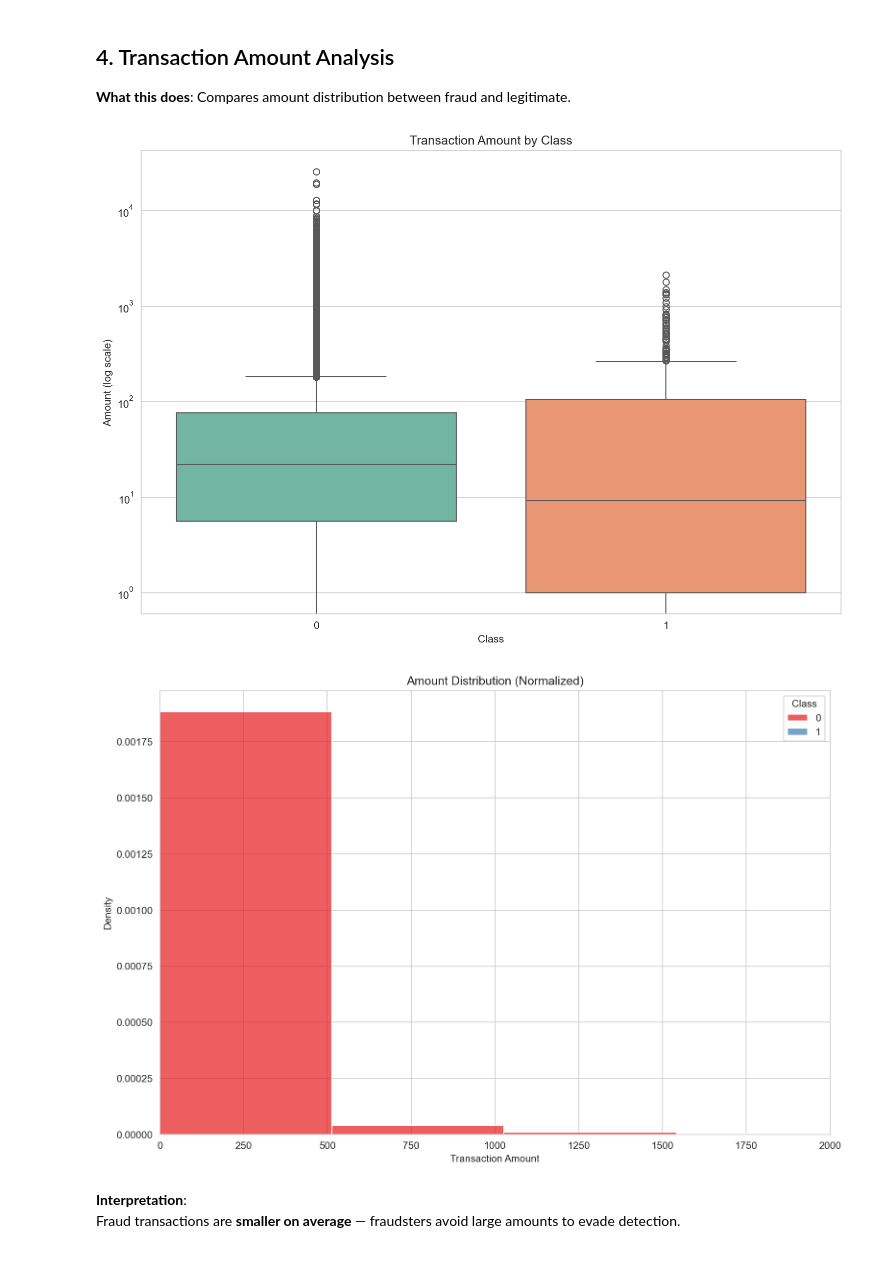
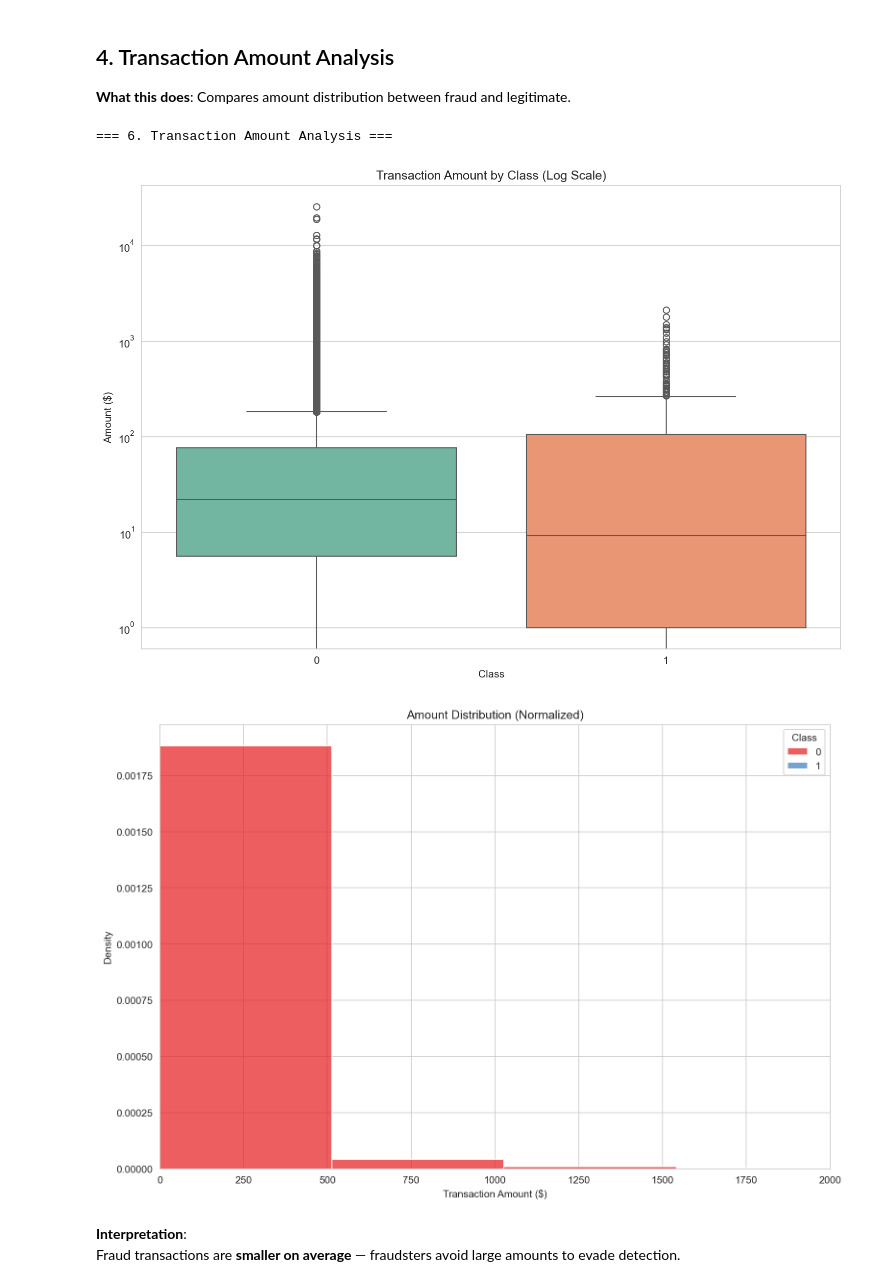
Before and after one commit to bekonad/Fraud-detection-wk56, a Jupyter notebook: notebooks/eda-creditcard.ipynb, the cells around one changed output. Drawn from its saved outputs; the diff is of its cells as text; code cells hidden in the pictures.

```diff
--- a/notebooks/eda-creditcard.ipynb
+++ b/notebooks/eda-creditcard.ipynb
@@ -127,27 +246,35 @@ Standard accuracy is useless. Must use **PR-AUC, F2-score, Precision@HighRecall*
 ## 4. Transaction Amount Analysis
 
 **What this does**: Compares amount distribution between fraud and legitimate.
-# %%
-# Boxplot
-plt.figure()
-sns.boxplot(x='Class', y='Amount', data=df, palette='Set2')
-plt.title('Transaction Amount by Class')
-plt.yscale('log')
-plt.ylabel('Amount (log scale)')
-plt.savefig("../reports/figures/cc_amount_boxplot.png", bbox_inches='tight', dpi=200)
-plt.show()
-
-# Histogram
-plt.figure()
-sns.histplot(data=df, x='Amount', hue='Class', bins=50, alpha=0.7, stat='density', palette='Set1')
-plt.title('Amount Distribution (Normalized)')
-plt.xlabel('Transaction Amount')
-plt.xlim(0, 2000)
-plt.savefig("../reports/figures/cc_amount_histogram.png", bbox_inches='tight', dpi=200)
-plt.show()
-# %% [output]
-[figure, removed]
-[figure, removed]
+# %%
+# Cell 6: Transaction Amount Analysis (Univariate + Bivariate)
+print("\n=== 6. Transaction Amount Analysis ===")
+
+# Boxplot (log scale for visibility)
+plt.figure()
+sns.boxplot(x='Class', y='Amount', data=df, palette='Set2')
+plt.title('Transaction Amount by Class (Log Scale)')
+plt.yscale('log')
+plt.ylabel('Amount ($)')
+plt.savefig("../reports/figures/cc_amount_boxplot.png", bbox_inches='tight', dpi=200)
+plt.show()
+
+# Normalized histogram
+plt.figure()
+sns.histplot(data=df, x='Amount', hue='Class', bins=50, alpha=0.7, stat='density', palette='Set1')
+plt.title('Amount Distribution (Normalized)')
+plt.xlabel('Transaction Amount ($)')
+plt.xlim(0, 2000)
+plt.savefig("../reports/figures/cc_amount_histogram.png", bbox_inches='tight', dpi=200)
+plt.show()
+
+# Interpretation:
+# - Fraud transactions are significantly smaller on average
+# - Fraudsters prefer low amounts to avoid detection thresholds
+# %% [output]
+=== 6. Transaction Amount Analysis ===
+[figure, added]
+[figure, added]
 # %% [markdown]
 **Interpretation**:
 Fraud transactions are **smaller on average** — fraudsters avoid large amounts to evade detection.
```
Also changed, not shown: parts of 9 cells of this notebook.
